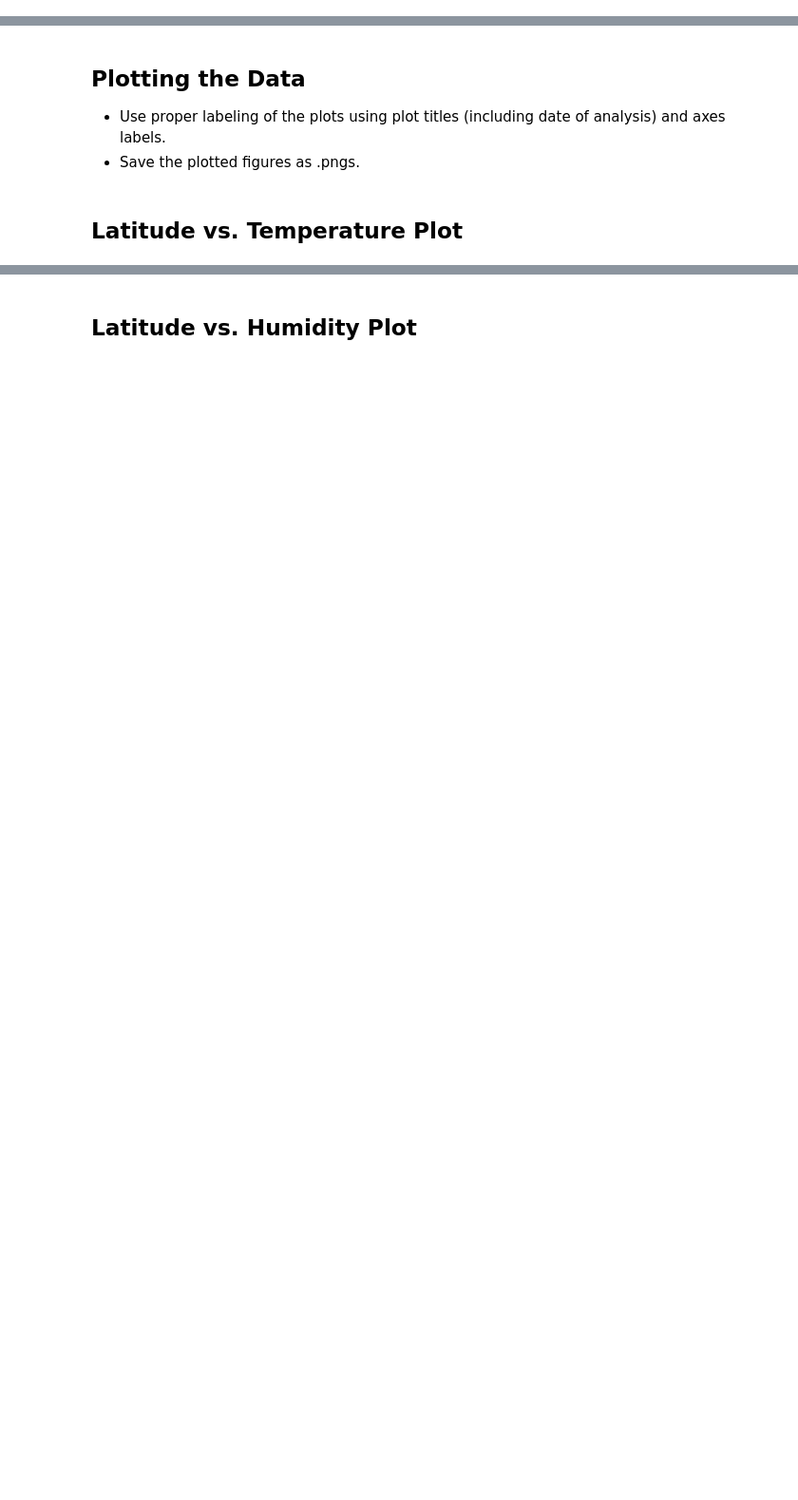
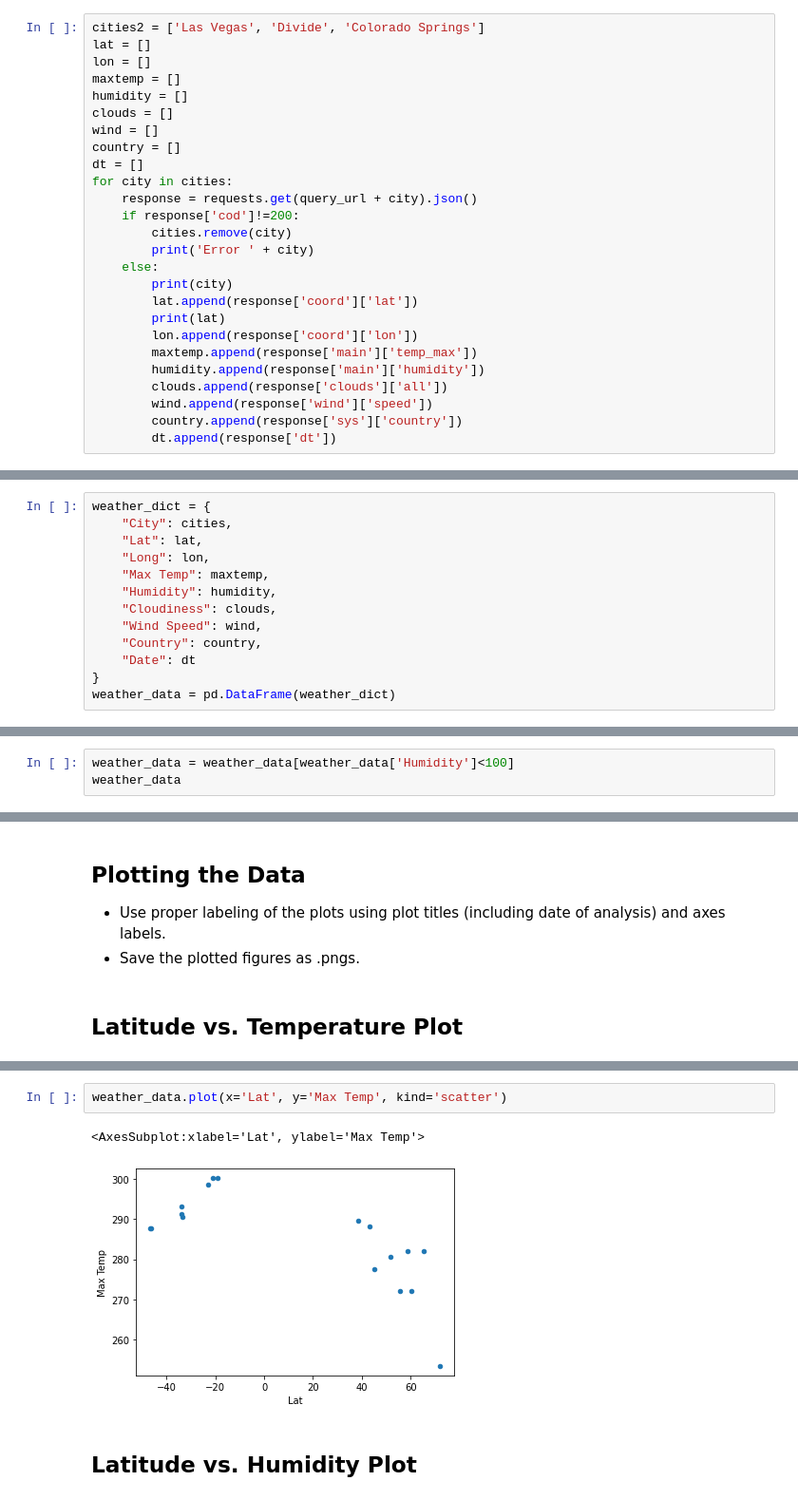
Before and after one commit to rob10thhuman/python-api-challenge, a Jupyter notebook: WeatherPy.ipynb, the cells around one changed output, grey strips where cells are left out. Shown at 95% size. Saved outputs shown, nothing was run; the diff lists cells and outputs as text; blank space fills up the shorter version.

Commit message:
pushing weather

```diff
--- a/WeatherPy.ipynb
+++ b/WeatherPy.ipynb
@@ -74,0 +87,26 @@ Data Retrieval Complete
+# %%
+cities2 = ['Las Vegas', 'Divide', 'Colorado Springs']
+lat = []
+lon = []
+maxtemp = []
+humidity = []
+clouds = []
+wind = []
+country = []
+dt = []
+for city in cities:
+    response = requests.get(query_url + city).json()
+    if response['cod']!=200:
+        cities.remove(city)
+        print('Error ' + city)
+    else:
+        print(city)
+        lat.append(response['coord']['lat'])
+        print(lat)
+        lon.append(response['coord']['lon'])
+        maxtemp.append(response['main']['temp_max'])
+        humidity.append(response['main']['humidity'])
+        clouds.append(response['clouds']['all'])
+        wind.append(response['wind']['speed'])
+        country.append(response['sys']['country'])
+        dt.append(response['dt'])
@@ -75,3 +139,16 @@ Data Retrieval Complete
+# %%
+weather_dict = {
+    "City": cities,
+    "Lat": lat,
+    "Long": lon,
+    "Max Temp": maxtemp,
+    "Humidity": humidity,
+    "Cloudiness": clouds,
+    "Wind Speed": wind,
+    "Country": country,
+    "Date": dt
+}
+weather_data = pd.DataFrame(weather_dict)
 # %% [markdown]
 ### Convert Raw Data to DataFrame
 * Export the city data into a .csv.
@@ -126,0 +194,3 @@ Int64Index([], dtype='int64')
+# %%
+weather_data = weather_data[weather_data['Humidity']<100]
+weather_data
@@ -136,2 +222,7 @@ Int64Index([], dtype='int64')
+# %%
+weather_data.plot(x='Lat', y='Max Temp', kind='scatter')
+# %% [output]
+<AxesSubplot:xlabel='Lat', ylabel='Max Temp'>
+[figure, added]
 # %% [markdown]
 ## Latitude vs. Humidity Plot
```
Also changed, not shown: parts of 42 cells of this notebook, 2 other files.
